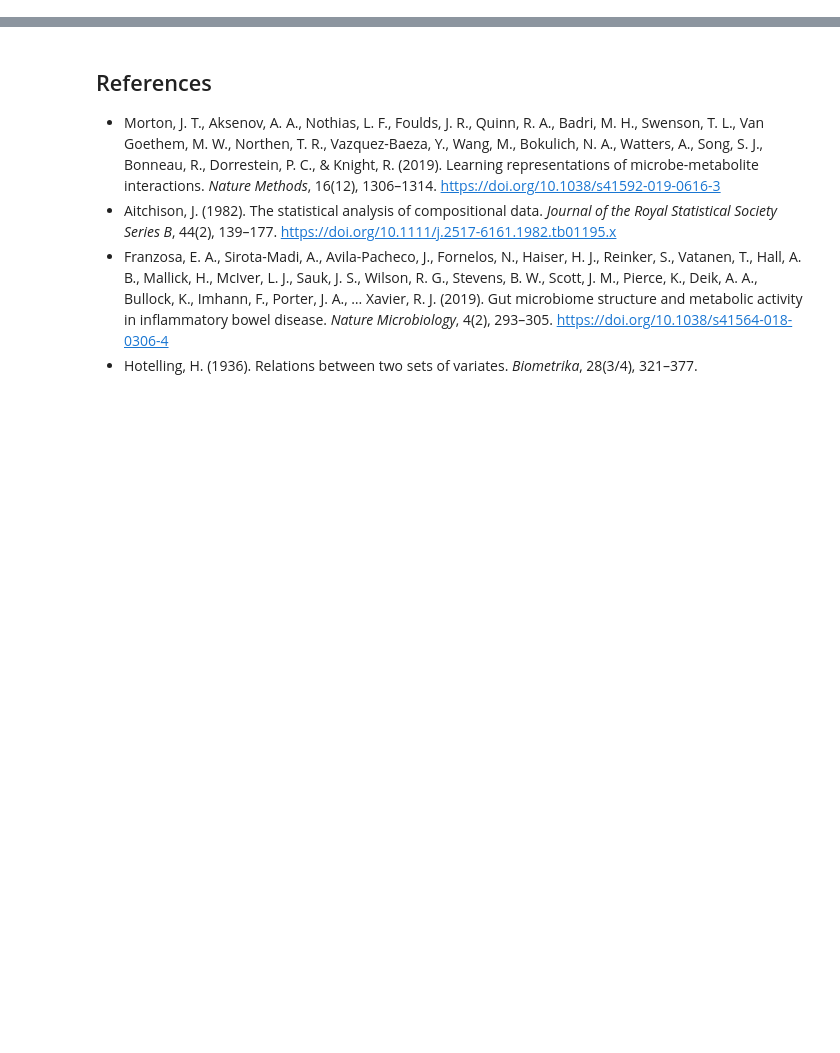
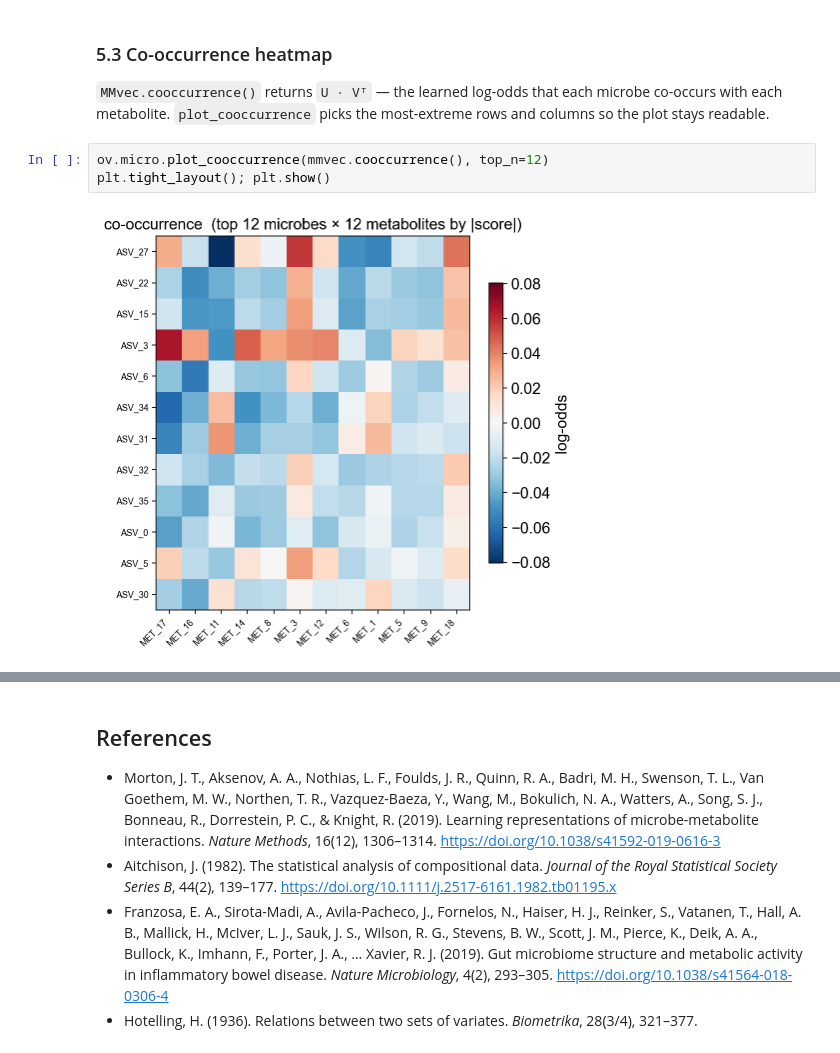
Before and after one commit to DBinary/omicverse-tutorials, a Jupyter notebook: docs/Tutorials-Multi-Omics/micro-meta/t_micro_metabol_paired.ipynb, the cells around one changed output, grey strips where cells are left out. Cells and saved outputs as stored; diff of their text form; blank space fills up the shorter version.

```diff
--- a/docs/Tutorials-Multi-Omics/micro-meta/t_micro_metabol_paired.ipynb
+++ b/docs/Tutorials-Multi-Omics/micro-meta/t_micro_metabol_paired.ipynb
@@ -352,0 +172,11 @@ Top 10 MMvec co-occurrence scores (by |score|):
+# %% [markdown]
+### 5.3 Co-occurrence heatmap
+
+`MMvec.cooccurrence()` returns `U · Vᵀ` — the learned log-odds that
+each microbe co-occurs with each metabolite. `plot_cooccurrence` picks
+the most-extreme rows and columns so the plot stays readable.
+# %%
+ov.micro.plot_cooccurrence(mmvec.cooccurrence(), top_n=12)
+plt.tight_layout(); plt.show()
+# %% [output]
+[figure, added]
```
Also changed, not shown: parts of 32 cells of this notebook.
